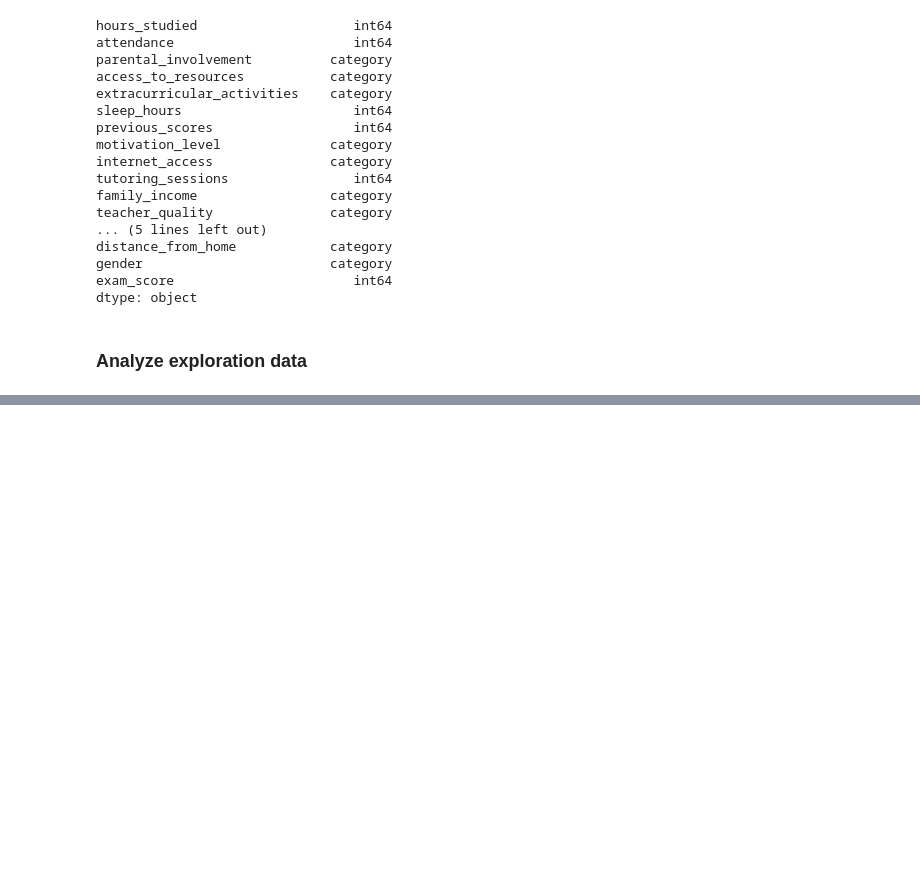
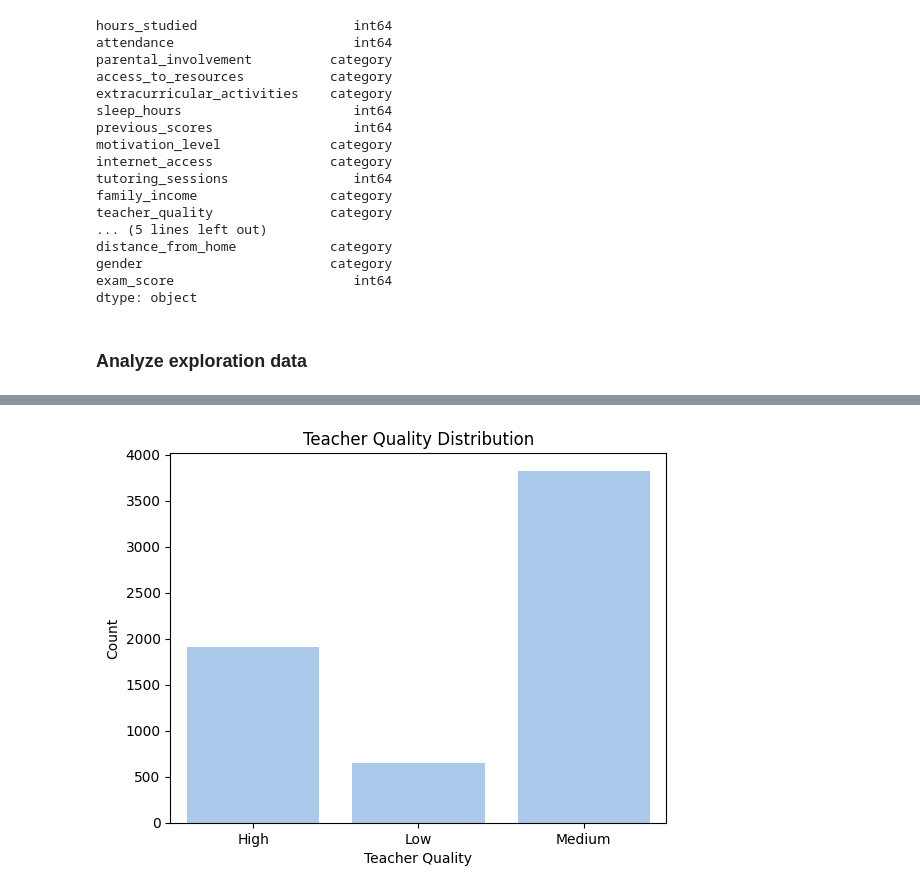
Before and after one commit to thelightfeaver/machine-leaning-practices, a Jupyter notebook: proyect/student.ipynb, the cells around one changed output, grey strips where cells are left out. Drawn from its saved outputs; the diff is of its cells as text; code cells hidden in the pictures; blank space fills up the shorter version.

```diff
--- a/proyect/student.ipynb
+++ b/proyect/student.ipynb
@@ -120,0 +155,10 @@ score_according_by_hours_mean = df_students[df_students['hours_studied'] > hours
+# %%
+df_teacher_quality = df_students.groupby('teacher_quality').size().reset_index(name='count')
+
+sns.barplot(x='teacher_quality', y='count', data=df_teacher_quality)
+plt.xlabel('Teacher Quality')
+plt.ylabel('Count')
+plt.title('Teacher Quality Distribution')
+plt.show()
+# %% [output]
+[figure, added]
```
Also changed, not shown: parts of 12 cells of this notebook, 2 other files.
